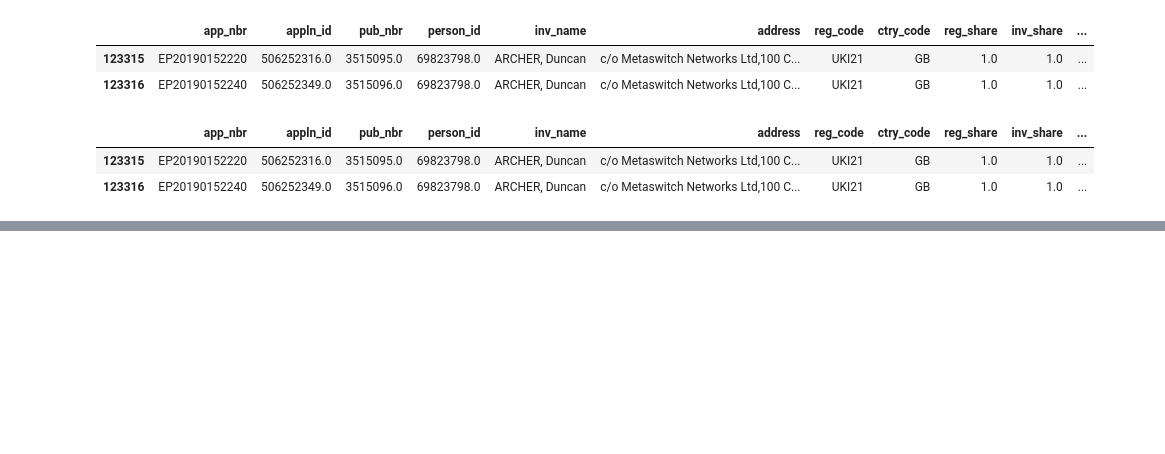
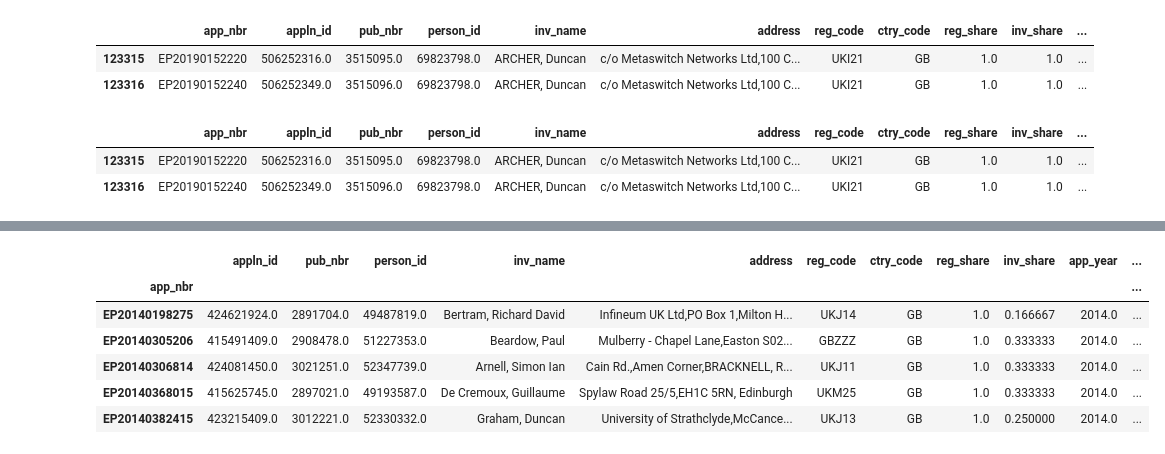
Before and after one commit to zhuoranliu22/dissertation, a Jupyter notebook: line_chart&address.ipynb, the cells around one changed output, grey strips where cells are left out. Cells and saved outputs as stored; diff of their text form; code cells hidden in the pictures; blank space fills up the shorter version.

```diff
--- a/line_chart&address.ipynb
+++ b/line_chart&address.ipynb
@@ -561,0 +618,5 @@ mis_test
+# %%
+# Set 'app_nbr' as index
+inv_zip_new.set_index('app_nbr', inplace=True)
+# %%
+mis_loc =  inv_zip_new[inv_zip_new['longitude'].isnull()]
@@ -561,0 +637,2 @@ mis_test
+# %%
+last_500_rows = mis_loc.tail(500)
@@ -561,0 +650,10 @@ mis_test
+# %%
+last_500_rows.head()
+# %% [output]
+|  | appln_id | pub_nbr | person_id | inv_name | address | reg_code | ctry_code | reg_share | inv_share | app_year | ... |
+| app_nbr |  |  |  |  |  |  |  |  |  |  | ... |
+| EP20140198275 | 424621924.0 | 2891704.0 | 49487819.0 | Bertram, Richard David | Infineum UK Ltd,PO Box 1,Milton H... | UKJ14 | GB | 1.0 | 0.166667 | 2014.0 | ... |
+| EP20140305206 | 415491409.0 | 2908478.0 | 51227353.0 | Beardow, Paul | Mulberry - Chapel Lane,Easton S02... | GBZZZ | GB | 1.0 | 0.333333 | 2014.0 | ... |
+| EP20140306814 | 424081450.0 | 3021251.0 | 52347739.0 | Arnell, Simon Ian | Cain Rd.,Amen Corner,BRACKNELL, R... | UKJ11 | GB | 1.0 | 0.333333 | 2014.0 | ... |
+| EP20140368015 | 415625745.0 | 2897021.0 | 49193587.0 | De Cremoux, Guillaume | Spylaw Road 25/5,EH1C 5RN, Edinburgh | UKM25 | GB | 1.0 | 0.333333 | 2014.0 | ... |
+| EP20140382415 | 423215409.0 | 3012221.0 | 52330332.0 | Graham, Duncan | University of Strathclyde,McCance... | UKJ13 | GB | 1.0 | 0.250000 | 2014.0 | ... |
```
Also changed, not shown: parts of 25 cells of this notebook, 8 other files.
